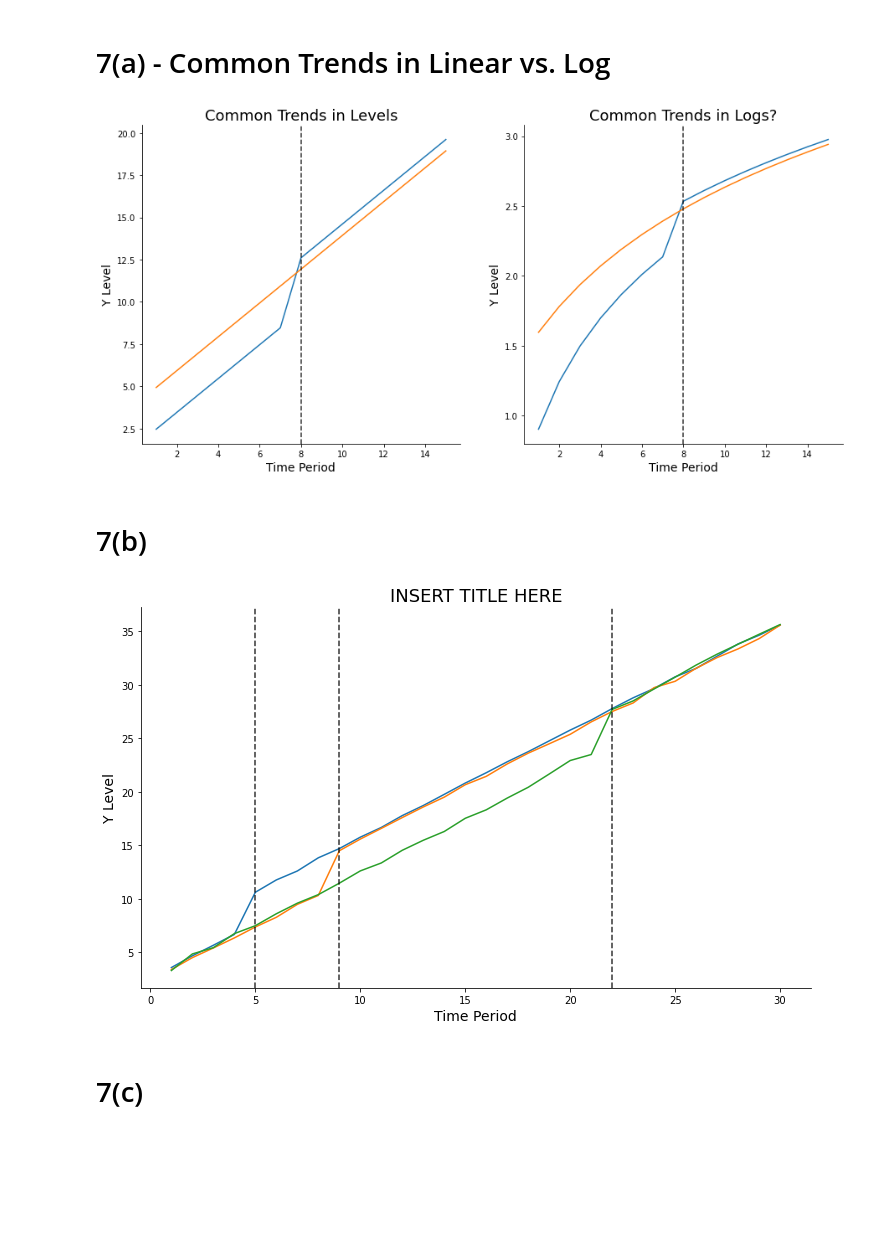
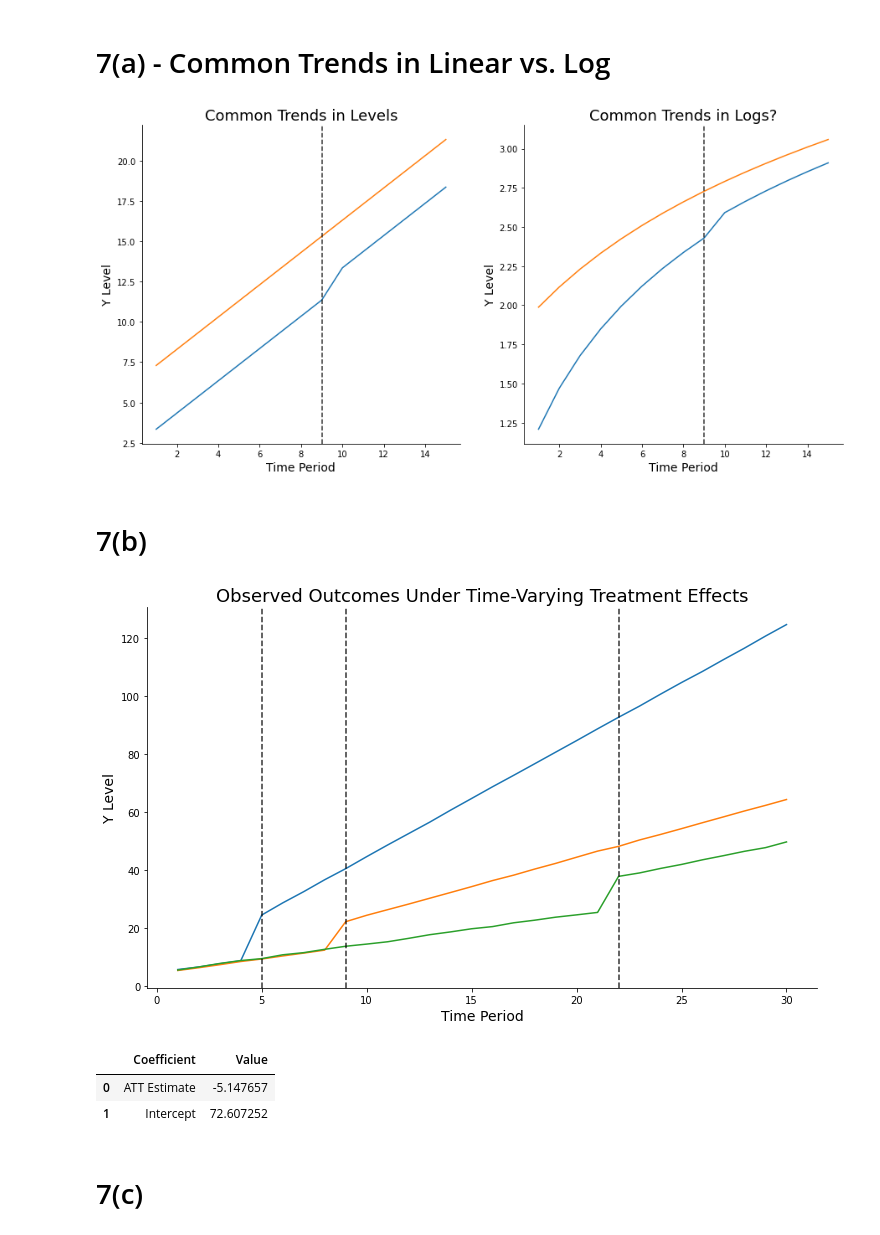
Before and after one commit to stevenbuschbach/Applied-Microeconometrics, a Jupyter notebook: q7/q7_code.ipynb, the cells around one changed output. Drawn from its saved outputs; the diff is of its cells as text; code cells hidden in the pictures; blank space fills up the shorter version.

```diff
--- a/q7/q7_code.ipynb
+++ b/q7/q7_code.ipynb
@@ -66,8 +91,8 @@ ax[1].plot(df.loc[df.id == 1, 'time'], df.loc[df.id == 1, 'ln_y'])
 ax[1].plot(df.loc[df.id == 2, 'time'], df.loc[df.id == 2, 'ln_y'])
 
 # Vertical/horizontal lines
-ax[0].axvline(x=8, color='black', linestyle='dashed', alpha=0.8)
-ax[1].axvline(x=8, color='black', linestyle='dashed', alpha=0.8)
+ax[0].axvline(x=9, color='black', linestyle='dashed', alpha=0.8)
+ax[1].axvline(x=9, color='black', linestyle='dashed', alpha=0.8)
 
 # Axis mess
 ax[0].set_xlabel("Time Period", size=14)
@@ -83,6 +108,6 @@ ax[1].set_title("Common Trends in Logs?", size=18)
 plt.savefig("./q7_output/q7a.png")
 plt.show()
 # %% [output]
-[figure, old version]
+[figure, new version]
 # %% [markdown]
 # 7(b)
@@ -129,29 +114,54 @@ agg_df = df.groupby(['cohort','time']).mean().reset_index()
+# %%
+# DGP parameters
+N          = 300  # Sample size
+T          = 30   # Time periods
+i_fe_scale = 5.0  # Individual fixed effects ~ Unif[0, i_fe_scale]
+t_fe_scale = 0.0  # Time fixed effects = specified below + N(0, t_fe_scale)
+u0_scale   = 1.0  # Variance of noise term added to Y(0)
+u1_scale   = 1.0  # Variance of noise term added to Y(1)
+baseline   = 2.0
+
+# How things change over time
+t_fe_trend = np.arange(1,T+1)
+
+# Cohorts
+cohorts = np.concatenate((np.repeat(5, 150),
+                          np.repeat(9, 100),
+                          np.repeat(22, 50)))
+
+# Treatment effects
+effects = np.concatenate((np.tile(np.arange(1,T+1)*3.0,150),
+                          np.tile(np.arange(1,T+1)*1.0,100),
+                          np.tile(np.arange(1,T+1)*0.5,50)))
+
+# Get data
+df,agg_df = gen_data(N, T, cohorts, effects, baseline, i_fe_scale, t_fe_scale, t_fe_trend, u0_scale, u1_scale)
 # %%
 fig,ax = plt.subplots(figsize=(12,7))
 
 # Formatting stuff
 ax.spines['top'].set_visible(False)
 ax.spines['right'].set_visible(False)
 
 # Plot 1 main stuff
 ax.plot(agg_df.loc[agg_df.cohort == 5, 'time'], agg_df.loc[agg_df.cohort == 5, 'y'])
 ax.plot(agg_df.loc[agg_df.cohort == 9, 'time'], agg_df.loc[agg_df.cohort == 9, 'y'])
 ax.plot(agg_df.loc[agg_df.cohort == 22, 'time'], agg_df.loc[agg_df.cohort == 22, 'y'])
 
 # Vertical/horizontal lines
 ax.axvline(x=5, color='black', linestyle='dashed', alpha=0.8)
 ax.axvline(x=9, color='black', linestyle='dashed', alpha=0.8)
 ax.axvline(x=22, color='black', linestyle='dashed', alpha=0.8)
 
 # Axis mess
 ax.set_xlabel("Time Period", size=14)
 ax.set_ylabel("Y Level", size=14)
 
 # Titles
-ax.set_title("INSERT TITLE HERE", size=18)
+ax.set_title("Observed Outcomes Under Time-Varying Treatment Effects", size=18)
 
 # Save out
 plt.savefig("./q7_output/q7b.png")
 plt.show()
 # %% [output]
-[figure, old version]
+[figure, new version]
@@ -158,2 +187,8 @@ plt.show()
+# %%
+beta_df
+# %% [output]
+|  | Coefficient | Value |
+| 0 | ATT Estimate | -5.147657 |
+| 1 | Intercept | 72.607252 |
 # %% [markdown]
 # 7(c)
```
Also changed, not shown: parts of 13 cells of this notebook, 4 other files.
